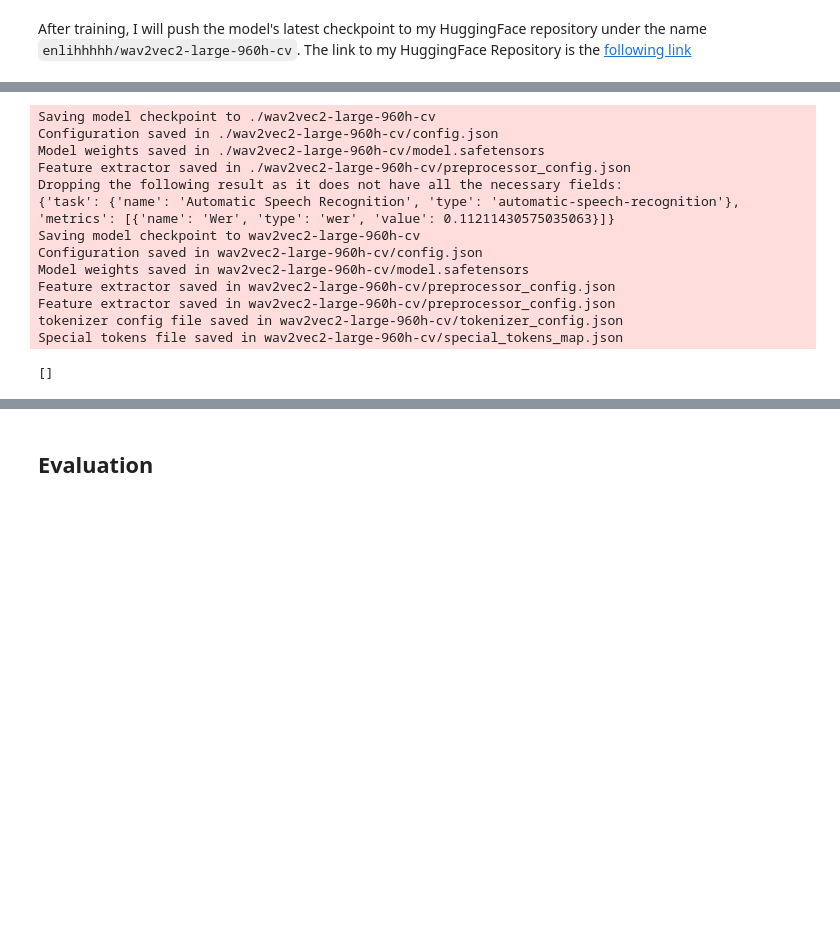
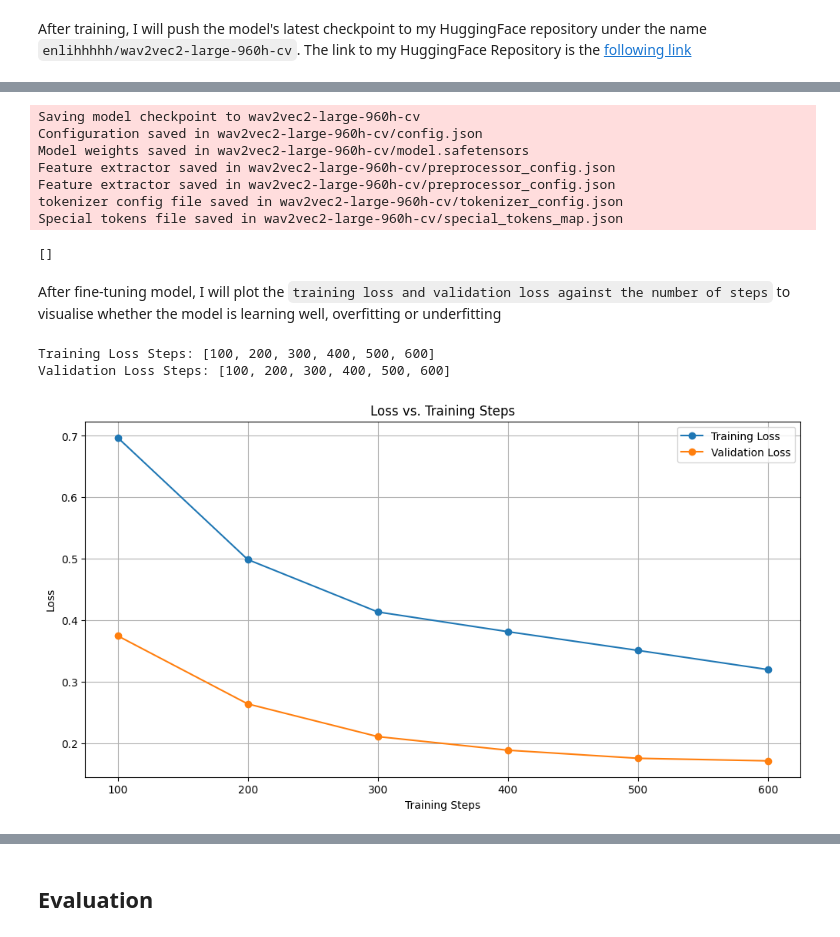
Before and after one commit to enlihhhhh/enlih-htx-technical-test, a Jupyter notebook: asr-train/cv-train-2a.ipynb, the cells around one changed output, grey strips where cells are left out. Cells and saved outputs as stored; diff of their text form; code cells hidden in the pictures; blank space fills up the shorter version.

````diff
--- a/asr-train/cv-train-2a.ipynb
+++ b/asr-train/cv-train-2a.ipynb
@@ -851,17 +820,8 @@ After training, I will push the model's latest checkpoint to my HuggingFace repo
 # %%
-# Saves the model checkpoint and tokenizer to Hugging Face Hub
-trainer.push_to_hub("enlihhhhh/wav2vec2-large-960h-cv")
-
 # Save the model checkpoint and tokenizer locally (If you wish to save it locally)
 # trainer.save_model("wav2vec2-large-960h-cv")
 # processor.save_pretrained("wav2vec2-large-960h-cv")
 # %% [output]
-Saving model checkpoint to ./wav2vec2-large-960h-cv
-Configuration saved in ./wav2vec2-large-960h-cv/config.json
-Model weights saved in ./wav2vec2-large-960h-cv/model.safetensors
-Feature extractor saved in ./wav2vec2-large-960h-cv/preprocessor_config.json
-Dropping the following result as it does not have all the necessary fields:
-{'task': {'name': 'Automatic Speech Recognition', 'type': 'automatic-speech-recognition'}, 'metrics': [{'name': 'Wer', 'type': 'wer', 'value': 0.11211430575035063}]}
 Saving model checkpoint to wav2vec2-large-960h-cv
 Configuration saved in wav2vec2-large-960h-cv/config.json
 Model weights saved in wav2vec2-large-960h-cv/model.safetensors
@@ -870,3 +830,48 @@ Feature extractor saved in wav2vec2-large-960h-cv/preprocessor_config.json
 tokenizer config file saved in wav2vec2-large-960h-cv/tokenizer_config.json
 Special tokens file saved in wav2vec2-large-960h-cv/special_tokens_map.json
 []
+# %% [markdown]
+After fine-tuning model, I will plot the ```training loss and validation loss against the number of steps``` to visualise whether the model is learning well, overfitting or underfitting
+# %%
+training_logs = trainer.state.log_history
+
+# Extract the training and validation loss
+train_steps = []
+train_loss = []
+val_steps = []
+val_loss = []
+
+for log in training_logs:
+    if "loss" in log:  # Training loss
+        train_steps.append(log["step"])
+        train_loss.append(log["loss"])
+    if "eval_loss" in log:  # Validation loss
+        val_steps.append(log["step"])
+        val_loss.append(log["eval_loss"])
+
+# Print to verify extracted values
+print("Training Loss Steps:", train_steps)
+print("Validation Loss Steps:", val_steps)
+# %% [output]
+Training Loss Steps: [100, 200, 300, 400, 500, 600]
+Validation Loss Steps: [100, 200, 300, 400, 500, 600]
+# %%
+plt.figure(figsize=(12, 6))
+
+# Plot training loss
+plt.plot(train_steps, train_loss, label="Training Loss", marker='o', linestyle='-')
+
+# Plot validation loss
+plt.plot(val_steps, val_loss, label="Validation Loss", marker='o', linestyle='-')
+
+# Labels & Title
+plt.xlabel("Training Steps")
+plt.ylabel("Loss")
+plt.title("Loss vs. Training Steps")
+plt.legend()
+plt.grid()
+
+# Show the plot
+plt.show()
+# %% [output]
+[figure, added]
````
Also changed, not shown: parts of 20 cells of this notebook, 5 other files.
